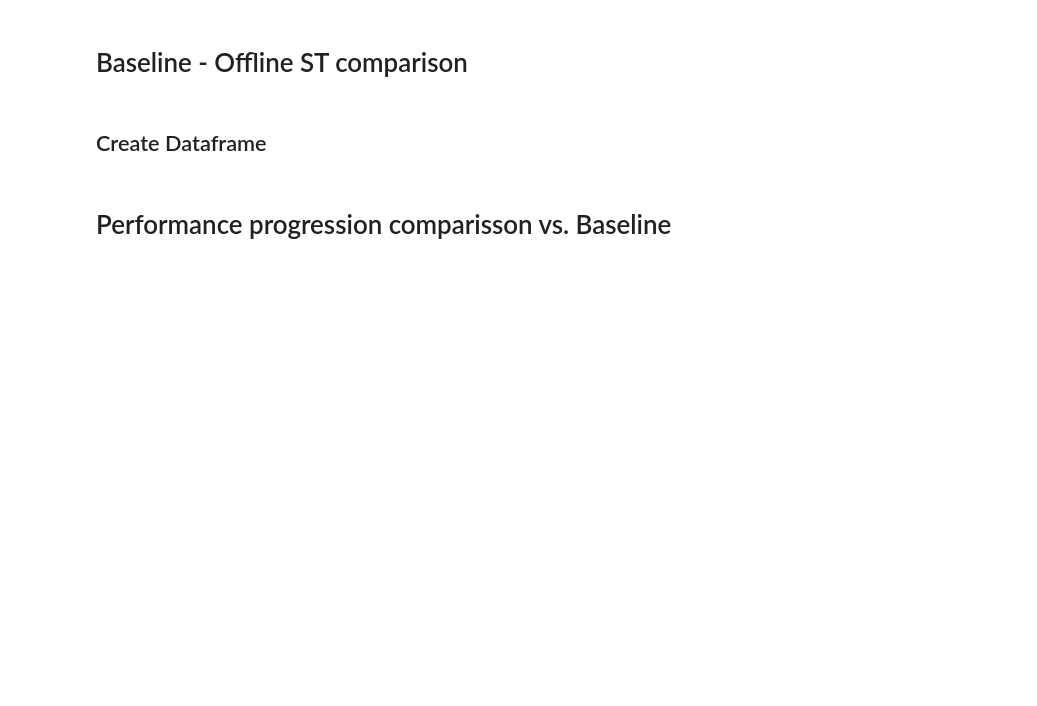
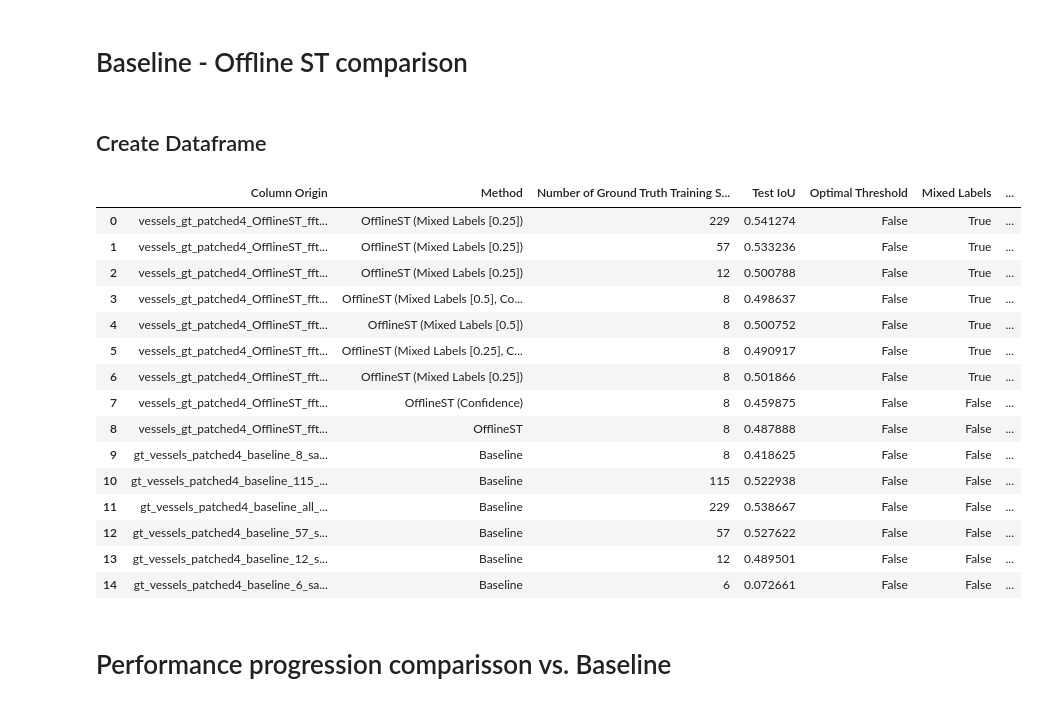
Before and after one commit to speydril/mp-lippert-experiments, a Jupyter notebook: src/wild-west/eval.ipynb, the cells around one changed output. Cells and saved outputs as stored; diff of their text form; code cells hidden in the pictures; blank space fills up the shorter version.

```diff
--- a/src/wild-west/eval.ipynb
+++ b/src/wild-west/eval.ipynb
@@ -52,39 +52,35 @@ plt.gca().yaxis.set_major_locator(plt.MultipleLocator(0.05))
 # %%
 import pandas as pd
 import matplotlib.pyplot as plt
-
+import seaborn as sns
 default_df = pd.read_csv("wb_export_offlineST_vs_baseline.csv")
 default_df = default_df[[col for col in default_df.columns if col.endswith("test_IoU")]]
 
-optimal_threshold_df = pd.read_csv(
-    "wb_export_offlineST_vs_baseline_optimalThreshold.csv"
-)
-optimal_threshold_df = optimal_threshold_df[
-    [
-        col
-        for col in optimal_threshold_df.columns
-        if col.endswith("test_optimal_iou_threshold_IoU")
-    ]
-]
-
 rows = []
-for df in [default_df, optimal_threshold_df]:
+for df in [default_df]:
     for col in df.columns:
         method = "Baseline" if "gt_vessels_patched4_baseline_" in col else "OfflineST"
-        is_optimal_threshold = col.endswith("test_optimal_iou_threshold_IoU")
         method_additions = []
         is_baseline = "gt_vessels_patched4_baseline_" in col
         mixed_labels = "mixedLabels" in col
+
         frozen_img_enc = "frozenImgEnc" in col
         confidence = "confidence" in col
+        mixed_labels_ratio = None
         if mixed_labels:
-            method_additions.append("Mixed Labels")
+            # Calculate mixed_labels_ratio. When the col name contains 0.25mixedLabels, the ratio is 0.25
+            mixed_labels_ratio = col.split("mixedLabels")[0].split("_")[-1]
+            if len(mixed_labels_ratio) == 0:
+                mixed_labels_ratio = "0.5" if "mixedLabels0.5" in col else "0.25" if "mixedLabels0.25" in col else None
+            if mixed_labels_ratio is None:
+                print(f"Could not find mixed_labels_ratio for {col}")
+            method_additions.append(f"Mixed Labels [{mixed_labels_ratio}]")
+
         if frozen_img_enc:
             method_additions.append("Frozen Image Encoder during ST")
         if confidence:
             method_additions.append("Confidence")
-        if is_optimal_threshold:
-            method_additions.append("Optimal Threshold")
+
 
         if len(method_additions) > 0:
             method += f" ({', '.join(method_additions)})"
@@ -94,38 +90,61 @@ for df in [default_df, optimal_threshold_df]:
             .split("_")[0]
         )
         n_samples = int(n_samples) if n_samples != "all" else 229
+
         rows.append(
             {
+                "Column Origin": col,
                 "Method": method,
                 "Number of Ground Truth Training Samples": n_samples,
                 "Test IoU": df[col].dropna().item(),
-                "Optimal Threshold": is_optimal_threshold,
+                "Optimal Threshold": False,
                 "Mixed Labels": mixed_labels,
+                "Mixed Labels Ratio": mixed_labels_ratio,
                 "Frozen Image Encoder during ST": frozen_img_enc,
                 "Confidence": confidence,
                 "Method Id": confidence
-                + 2 * mixed_labels
-                + 4 * frozen_img_enc
-                + 8 * (not is_baseline),
+                + 2 * (mixed_labels_ratio is None)
+                + 4*(mixed_labels_ratio == "0.25")
+                + 8*(mixed_labels_ratio == "0.5")
+                + 16 * frozen_img_enc
+                + 32 * (not is_baseline),
             }
         )
 df = pd.DataFrame(rows)
 
 # Assign colors to each unique method Id
 unique_method_ids = df["Method Id"].unique()
 # Use a color palette suitable for color blind people
 color_palette = sns.color_palette("colorblind", len(unique_method_ids))
 
 color_map = {
     method_id: color_palette[i] for i, method_id in enumerate(unique_method_ids)
 }
+color_map[2] = (0.7, 0.7, 0.7)
 df["Color"] = df["Method Id"].map(color_map)
 
 # Set Alpha column based on Optimal Threshold
 df["Alpha"] = df["Optimal Threshold"].apply(lambda x: 1.0 if x else 0.7)
 
 df["Color"].dtype
 df
+# %% [output]
+|  | Column Origin | Method | Number of Ground Truth Training S... | Test IoU | Optimal Threshold | Mixed Labels | ... |
+| 0 | vessels_gt_patched4_OfflineST_fft... | OfflineST (Mixed Labels [0.25]) | 229 | 0.541274 | False | True | ... |
+| 1 | vessels_gt_patched4_OfflineST_fft... | OfflineST (Mixed Labels [0.25]) | 57 | 0.533236 | False | True | ... |
+| 2 | vessels_gt_patched4_OfflineST_fft... | OfflineST (Mixed Labels [0.25]) | 12 | 0.500788 | False | True | ... |
+| 3 | vessels_gt_patched4_OfflineST_fft... | OfflineST (Mixed Labels [0.5], Co... | 8 | 0.498637 | False | True | ... |
+| 4 | vessels_gt_patched4_OfflineST_fft... | OfflineST (Mixed Labels [0.5]) | 8 | 0.500752 | False | True | ... |
+| 5 | vessels_gt_patched4_OfflineST_fft... | OfflineST (Mixed Labels [0.25], C... | 8 | 0.490917 | False | True | ... |
+| 6 | vessels_gt_patched4_OfflineST_fft... | OfflineST (Mixed Labels [0.25]) | 8 | 0.501866 | False | True | ... |
+| 7 | vessels_gt_patched4_OfflineST_fft... | OfflineST (Confidence) | 8 | 0.459875 | False | False | ... |
+| 8 | vessels_gt_patched4_OfflineST_fft... | OfflineST | 8 | 0.487888 | False | False | ... |
+| 9 | gt_vessels_patched4_baseline_8_sa... | Baseline | 8 | 0.418625 | False | False | ... |
+| 10 | gt_vessels_patched4_baseline_115_... | Baseline | 115 | 0.522938 | False | False | ... |
+| 11 | gt_vessels_patched4_baseline_all_... | Baseline | 229 | 0.538667 | False | False | ... |
+| 12 | gt_vessels_patched4_baseline_57_s... | Baseline | 57 | 0.527622 | False | False | ... |
+| 13 | gt_vessels_patched4_baseline_12_s... | Baseline | 12 | 0.489501 | False | False | ... |
+| 14 | gt_vessels_patched4_baseline_6_sa... | Baseline | 6 | 0.072661 | False | False | ... |
 # %% [markdown]
 # Performance progression comparisson vs. Baseline
 # %%
```
Also changed, not shown: parts of 6 cells of this notebook, 3 other files.
